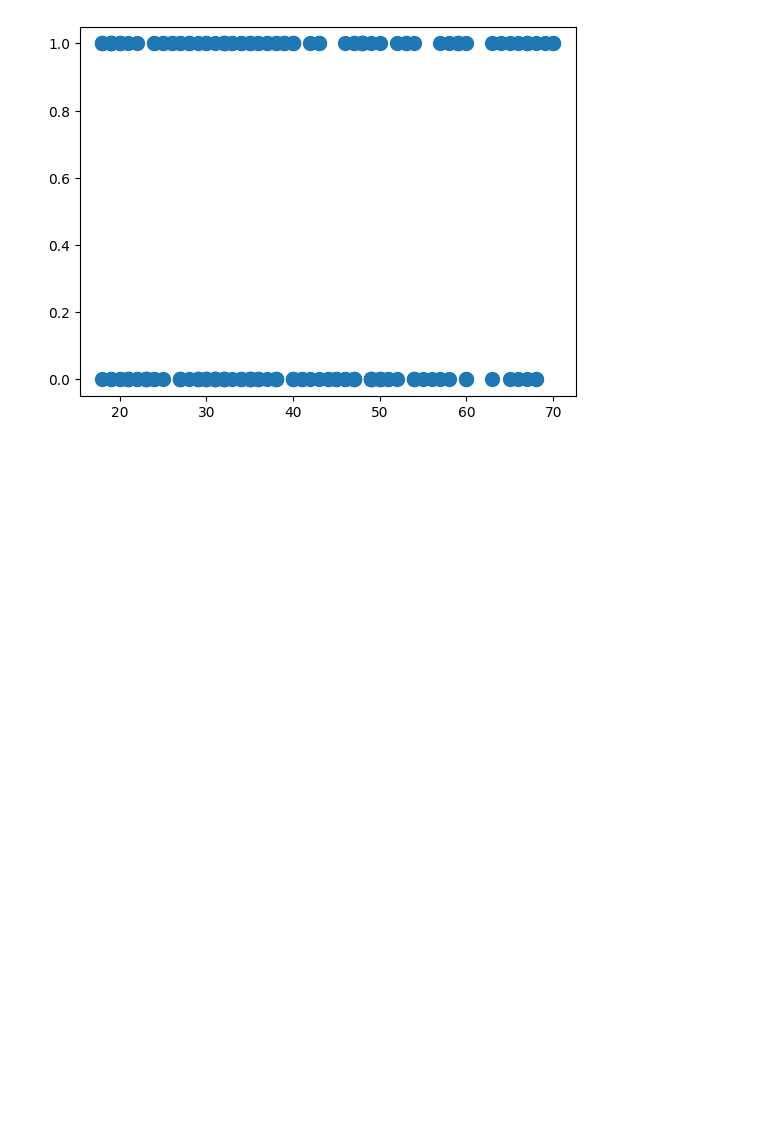
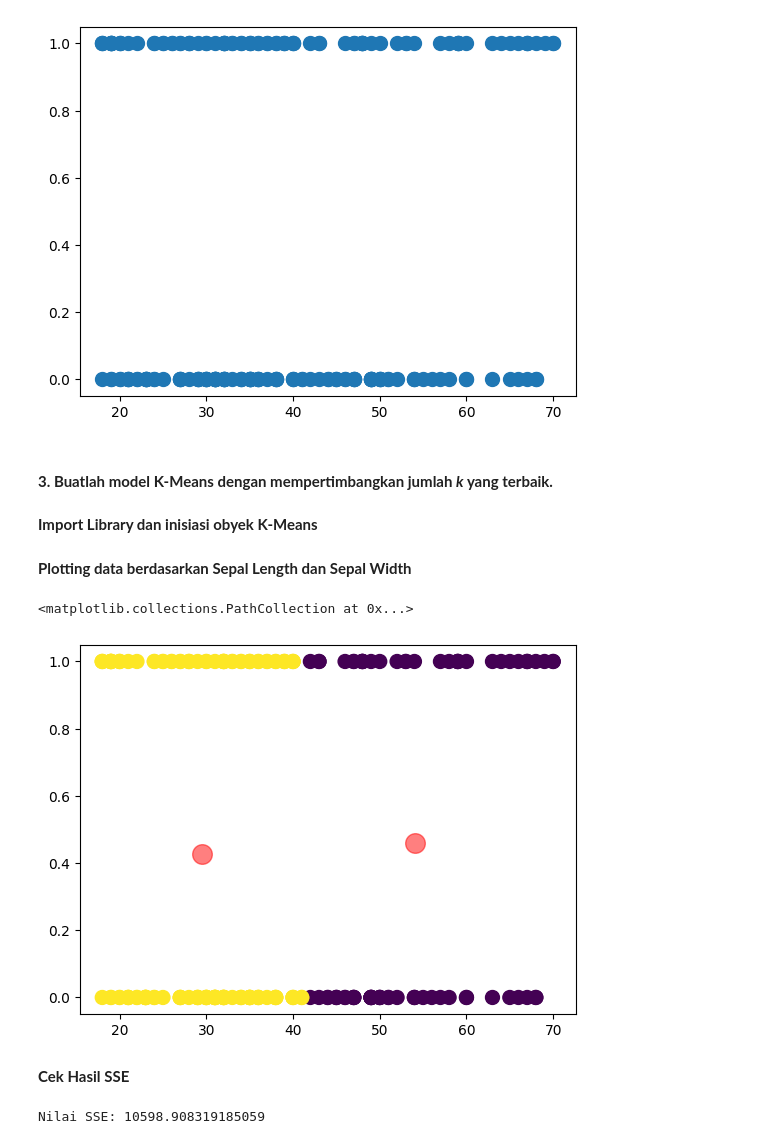
Before and after one commit to bintangsholu21/Pembelajaran-Mesin, a Jupyter notebook: Modul 7 - Clustering.ipynb, the cells around one changed output. Cells and saved outputs as stored; diff of their text form; code cells hidden in the pictures; blank space fills up the shorter version.

```diff
--- a/Modul 7 - Clustering.ipynb
+++ b/Modul 7 - Clustering.ipynb
@@ -562,3 +562,28 @@ plt.scatter(X.iloc[:, 0], X.iloc[:, 1], s = 100)
 # %% [output]
 <matplotlib.collections.PathCollection at 0x...>
 [figure]
+# %% [markdown]
+#### **3. Buatlah model K-Means dengan mempertimbangkan jumlah *k* yang terbaik.**
+# %% [markdown]
+**Import Library dan inisiasi obyek K-Means**
+# %%
+from sklearn.cluster import KMeans
+
+cl_kmeans = KMeans(n_clusters=2)
+y_kmeans = cl_kmeans.fit_predict(X)
+# %% [markdown]
+**Plotting data berdasarkan Sepal Length dan Sepal Width**
+# %%
+plt.scatter(X.iloc[:, 0], X.iloc[:, 1], s = 100, c=y_kmeans)
+
+centers = cl_kmeans.cluster_centers_
+plt.scatter(centers[:, 0], centers[:, 1], c='red', s=200, alpha=0.5)
+# %% [output]
+<matplotlib.collections.PathCollection at 0x...>
+[figure, added]
+# %% [markdown]
+**Cek Hasil SSE**
+# %%
+print(f'Nilai SSE: {cl_kmeans.inertia_}')
+# %% [output]
+Nilai SSE: 10598.908319185059
```
Also changed, not shown: parts of 29 cells of this notebook.
